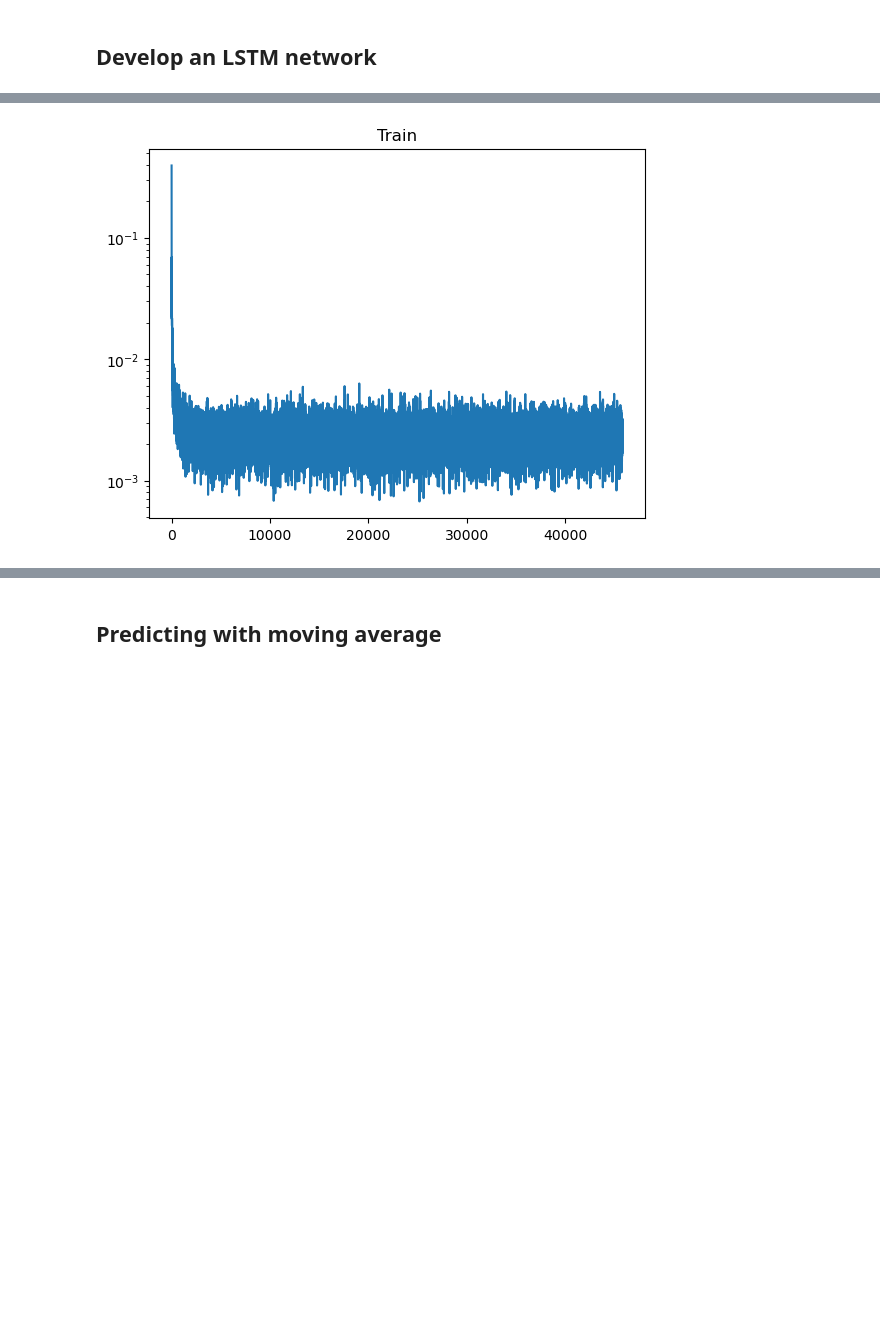
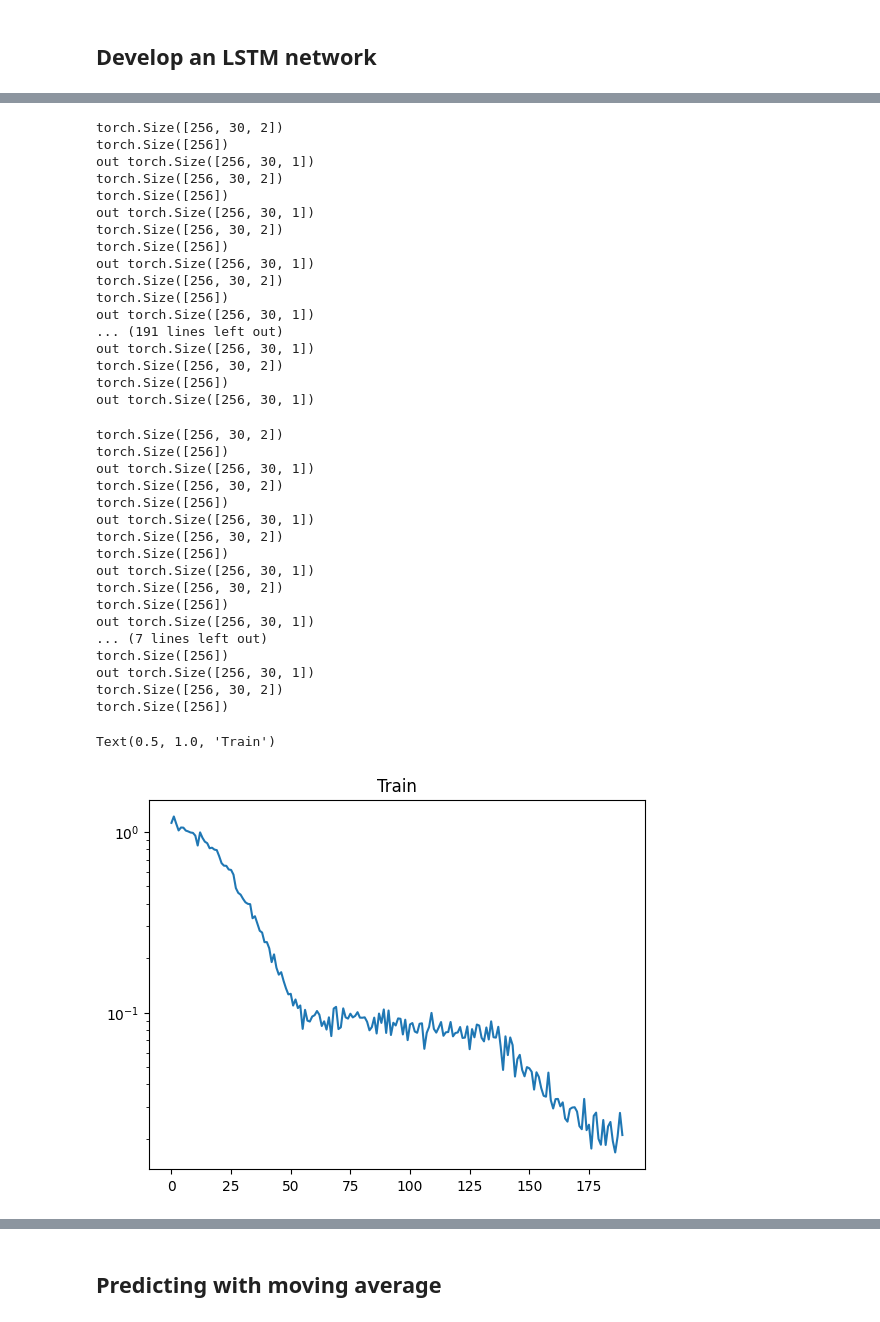
Before and after one commit to gravlaks/Convex_project, a Jupyter notebook: src/tesla.ipynb, the cells around one changed output, grey strips where cells are left out. Drawn from its saved outputs; the diff is of its cells as text; code cells hidden in the pictures; blank space fills up the shorter version.

```diff
--- a/src/tesla.ipynb
+++ b/src/tesla.ipynb
@@ -64,24 +64,35 @@ plt.plot(y_train)
 # %% [markdown]
 ## Develop an LSTM network
 # %%
-MAX_TIME = 1000
+MAX_TIME = 3
 # %%
 class LSTMPredictor(nn.Module):
-    def __init__(self, input_dim, hidden_dim):
+    def __init__(self, input_dim, hidden_dim, n_layers):
 
         super(LSTMPredictor, self).__init__()
         self.hidden_dim = hidden_dim
         self.input_dim = input_dim
-        self.lstm1 = nn.LSTM(input_dim, hidden_dim, num_layers=2)
+
+        self.lstm1 = nn.LSTM(input_dim, hidden_dim, num_layers=n_layers, batch_first=True)
 
         self.linear1 = nn.Linear(hidden_dim, 1)
 
+        self.n_layers = n_layers
+
     def forward(self, x):
+        print("x", x.shape)
+        BATCH_SIZE = x.shape[0]
+        hidden_state = torch.zeros((self.n_layers, BATCH_SIZE, self.hidden_dim))
+        cell_state = torch.zeros((self.n_layers, BATCH_SIZE, self.hidden_dim))
+        initial_state = (hidden_state, cell_state)
         out = x
-        # if len(x.shape)==2:
-        #     out = x.view((-1, 1, self.input_dim))
-        out,_ = self.lstm1(out)
-        out = self.linear1(out)
+        print("out", out.shape)
+        if len(x.shape)==2:
+            out = x.unsqueeze(-1)
+        print(out)
+        out,state_out = self.lstm1(out, initial_state)
+        print(out.shape)
+        out = self.linear1(out[:, -1])
         #out = self.linear2(out)
         out = out.view((-1, ))
         return out
@@ -98,16 +109,19 @@ class LinearPredictor(nn.Module):
 
     def forward(self, x):
         out = x
-        # if len(x.shape)==2:
-        #     out = x.view((-1, 1, self.input_dim))
+
         out = self.linear1(out)
         #out = nn.ReLU()(out)
         #out = self.linear2(out)
         out = out.view((-1, ))
         return out
 # %%
-#model = LSTMPredictor(x_train.shape[1], hidden_dim = 10)
-model = LinearPredictor(x_train.shape[1], hidden_dim = 60)
+n_layers = 2
+
+hidden_dim = 2
+
+model = LSTMPredictor(1, hidden_dim = hidden_dim, n_layers=n_layers)
+#model = LinearPredictor(x_train.shape[1], hidden_dim = 60)
 loss_fn = nn.MSELoss()
 optimizer = torch.optim.Adam(model.parameters(), lr=0.01)
 scheduler = ExponentialLR(optimizer, gamma=0.999)
@@ -117,11 +131,15 @@ N = x_train.shape[0]
 losses_adam = []
 t0 = time.time()
 t1 = time.time()
+
+
+
 with tqdm(total=MAX_TIME) as pbar:
     while time.time()<t0+MAX_TIME:
         if time.time()>t1+1:
             t1 = time.time()
             pbar.update()
+
         indices = np.arange(len(x_train))
         np.random.shuffle(indices)
         x_train = x_train[indices]
@@ -131,7 +149,10 @@ with tqdm(total=MAX_TIME) as pbar:
             model.zero_grad()
             batch_x = x_train[i*BATCH_SIZE: (i+1)*BATCH_SIZE]
             batch_y = y_train[i*BATCH_SIZE: (i+1)*BATCH_SIZE]
+            if len(batch_x)<BATCH_SIZE:
+                continue
             output = model(batch_x)
+            print(output.shape)
             loss = loss_fn(output, batch_y)
             loss.backward()
             optimizer.step()
@@ -147,4 +201,39 @@ Text(0.5, 1.0, 'Train')
+torch.Size([256, 30, 2])
+torch.Size([256])
+out torch.Size([256, 30, 1])
+torch.Size([256, 30, 2])
+torch.Size([256])
+out torch.Size([256, 30, 1])
+torch.Size([256, 30, 2])
+torch.Size([256])
+out torch.Size([256, 30, 1])
+torch.Size([256, 30, 2])
+torch.Size([256])
+out torch.Size([256, 30, 1])
+... (191 lines left out)
+out torch.Size([256, 30, 1])
+torch.Size([256, 30, 2])
+torch.Size([256])
+out torch.Size([256, 30, 1])
+torch.Size([256, 30, 2])
+torch.Size([256])
+out torch.Size([256, 30, 1])
+torch.Size([256, 30, 2])
+torch.Size([256])
+out torch.Size([256, 30, 1])
+torch.Size([256, 30, 2])
+torch.Size([256])
+out torch.Size([256, 30, 1])
+torch.Size([256, 30, 2])
+torch.Size([256])
+out torch.Size([256, 30, 1])
+... (7 lines left out)
+torch.Size([256])
+out torch.Size([256, 30, 1])
+torch.Size([256, 30, 2])
+torch.Size([256])
+Text(0.5, 1.0, 'Train')
-[figure, old version]
+[figure, new version]
 # %%
 def test(model):
     with torch.no_grad():
```
Also changed, not shown: parts of 7 cells of this notebook, 24 other files.
